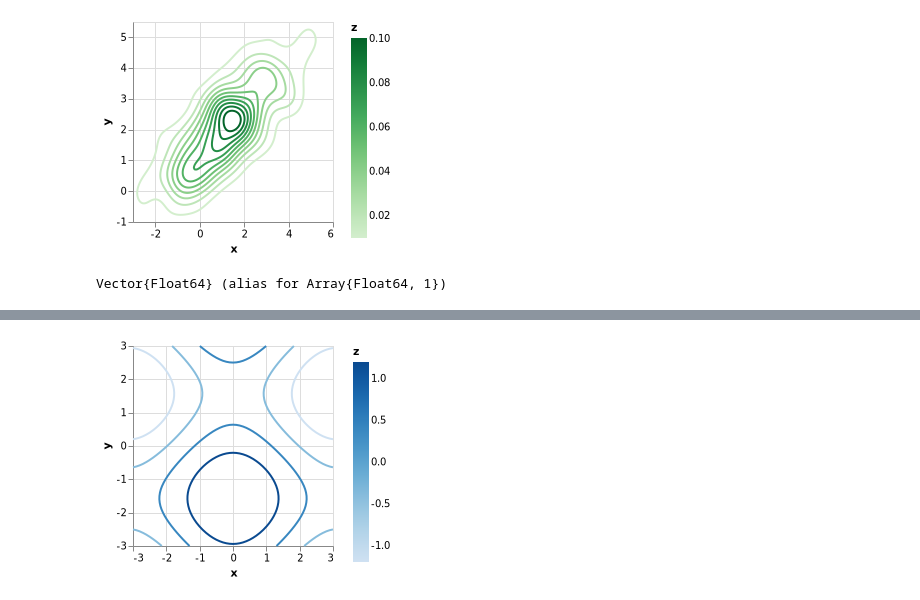
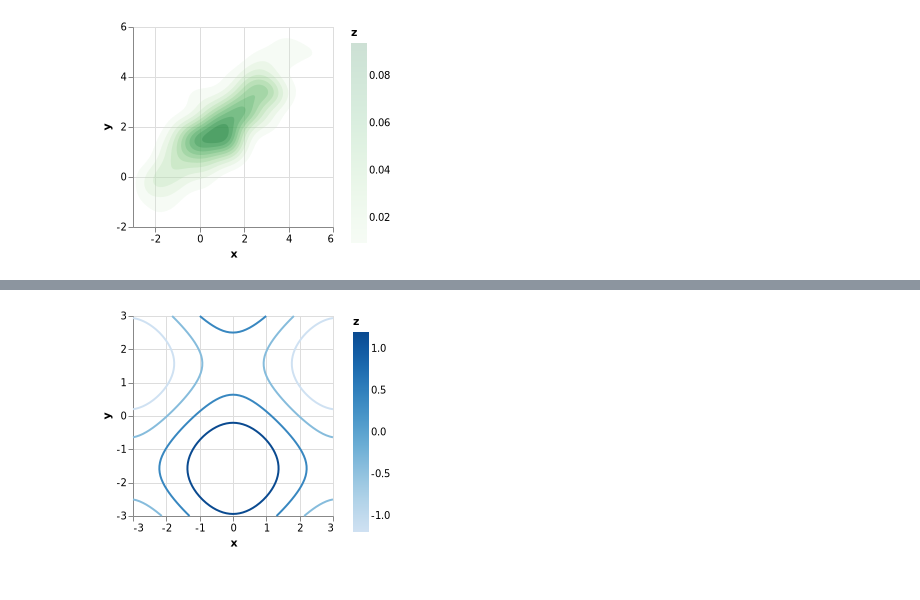
Before and after one commit to queryverse/QuickVega.jl, a Jupyter notebook: sandbox/Contour_Plot.ipynb, the cells around one changed output, grey strips where cells are left out. Saved outputs shown, nothing was run; the diff lists cells and outputs as text; code cells hidden in the pictures.

```diff
--- a/sandbox/Contour_Plot.ipynb
+++ b/sandbox/Contour_Plot.ipynb
@@ -22,10 +18,6 @@ s = QuickVega.scatterplot(df,:x,:y,color="red")
 # %%
-p = contourplot(samples[:,1],samples[:,2],color_scheme="greens")
+p = contourplot(samples[:,1],samples[:,2],color_scheme="greens",mark="area",opacity=0.2)
 # %% [output]
-[figure, old version]
+[figure, new version]
-# %%
-typeof(samples[:,1])
-# %% [output]
-Vector{Float64} (alias for Array{Float64, 1})
 # %%
 updatePlot!(p,color_scheme="plasma")
```
Also changed, not shown: parts of 6 cells of this notebook, 6 other files.
